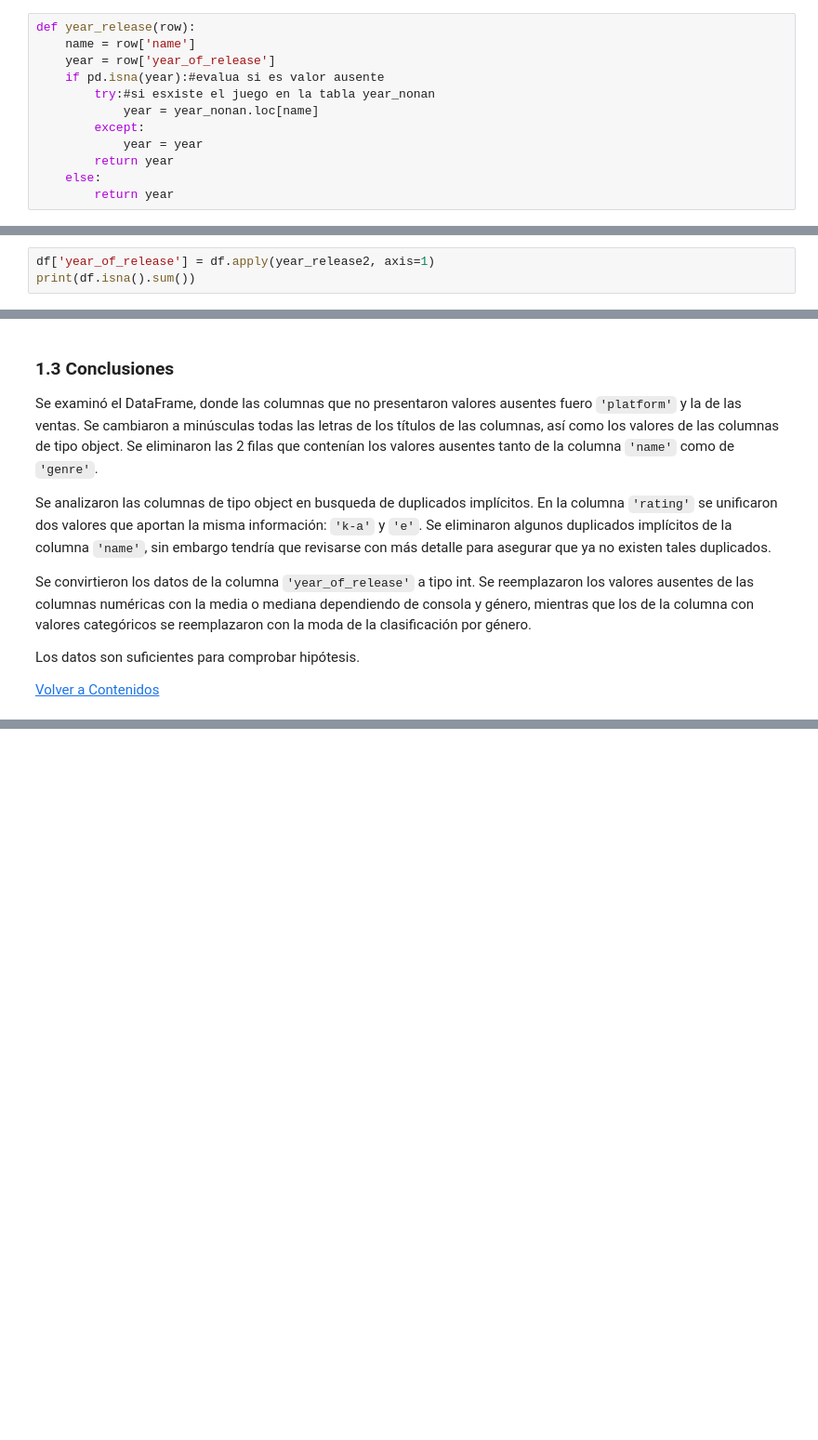
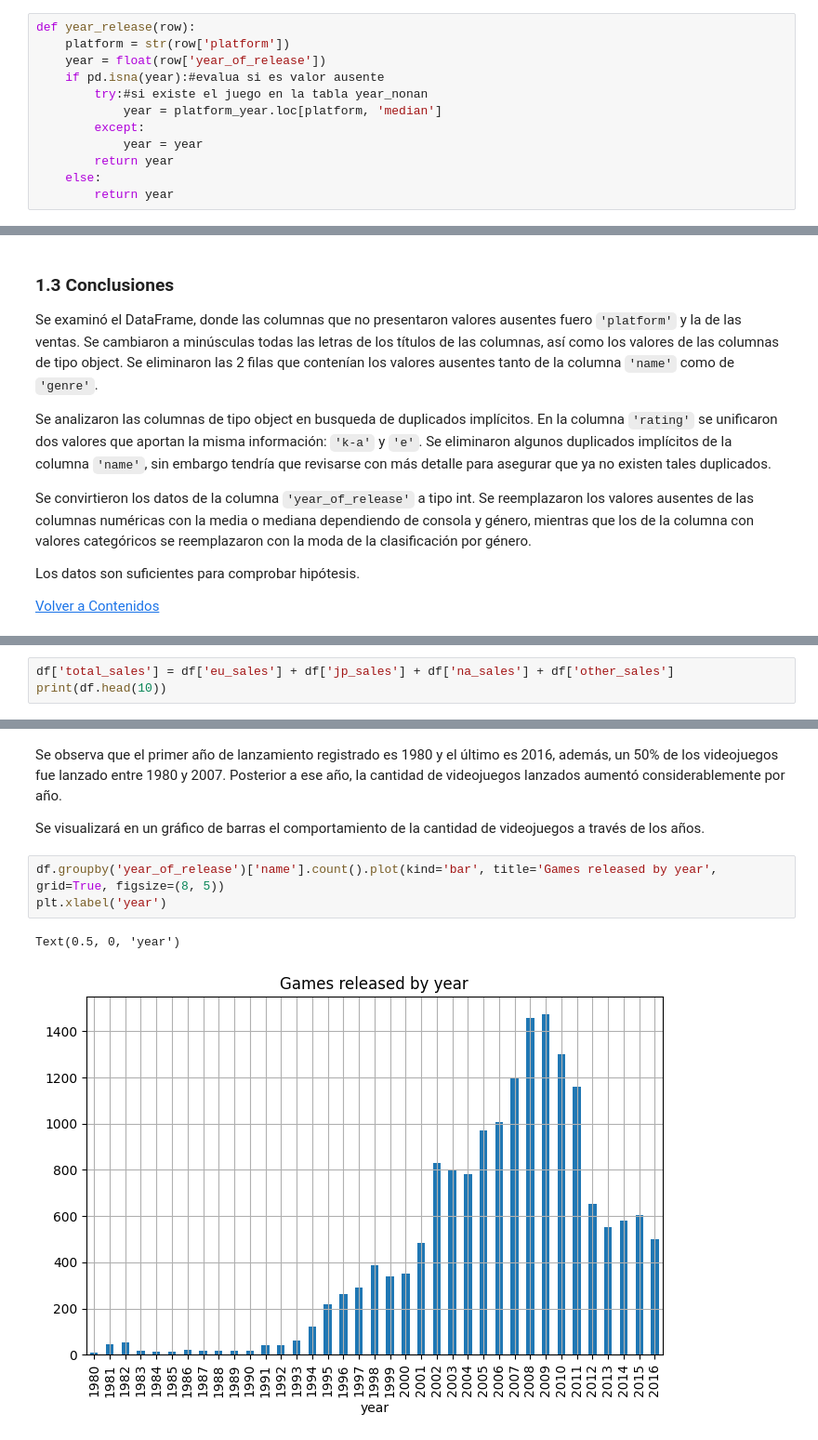
Before and after one commit to MonicaDeN/Bootcamp_Practicum, a Jupyter notebook: Proyecto_5/games.ipynb, the cells around one changed output, grey strips where cells are left out. Shown at 93% size. Drawn from its saved outputs; the diff is of its cells as text; blank space fills up the shorter version.

```diff
--- a/Proyecto_5/games.ipynb
+++ b/Proyecto_5/games.ipynb
@@ -865,10 +864,10 @@ name
 # %%
 def year_release(row):
-    name = row['name']
-    year = row['year_of_release']
+    platform = str(row['platform'])
+    year = float(row['year_of_release'])
     if pd.isna(year):#evalua si es valor ausente
-        try:#si esxiste el juego en la tabla year_nonan
-            year = year_nonan.loc[name]
+        try:#si existe el juego en la tabla year_nonan
+            year = platform_year.loc[platform, 'median']
         except:
             year = year
         return year
@@ -961,3 +911,0 @@ print(df_test)
-# %%
-df['year_of_release'] = df.apply(year_release2, axis=1)
-print(df.isna().sum())
@@ -1386,0 +1326,3 @@ Los datos son suficientes para comprobar hipótesis.
+# %%
+df['total_sales'] = df['eu_sales'] + df['jp_sales'] + df['na_sales'] + df['other_sales']
+print(df.head(10))
@@ -1386,0 +1363,10 @@ Los datos son suficientes para comprobar hipótesis.
+# %% [markdown]
+Se observa que el primer año de lanzamiento registrado es 1980 y el último es 2016, además, un 50% de los videojuegos fue lanzado entre 1980 y 2007. Posterior a ese año, la cantidad de videojuegos lanzados aumentó considerablemente por año.
+
+Se visualizará en un gráfico de barras el comportamiento de la cantidad de videojuegos a través de los años.
+# %%
+df.groupby('year_of_release')['name'].count().plot(kind='bar', title='Games released by year', grid=True, figsize=(8, 5))
+plt.xlabel('year')
+# %% [output]
+Text(0.5, 0, 'year')
+[figure, added]
```
Also changed, not shown: parts of 62 cells of this notebook.
